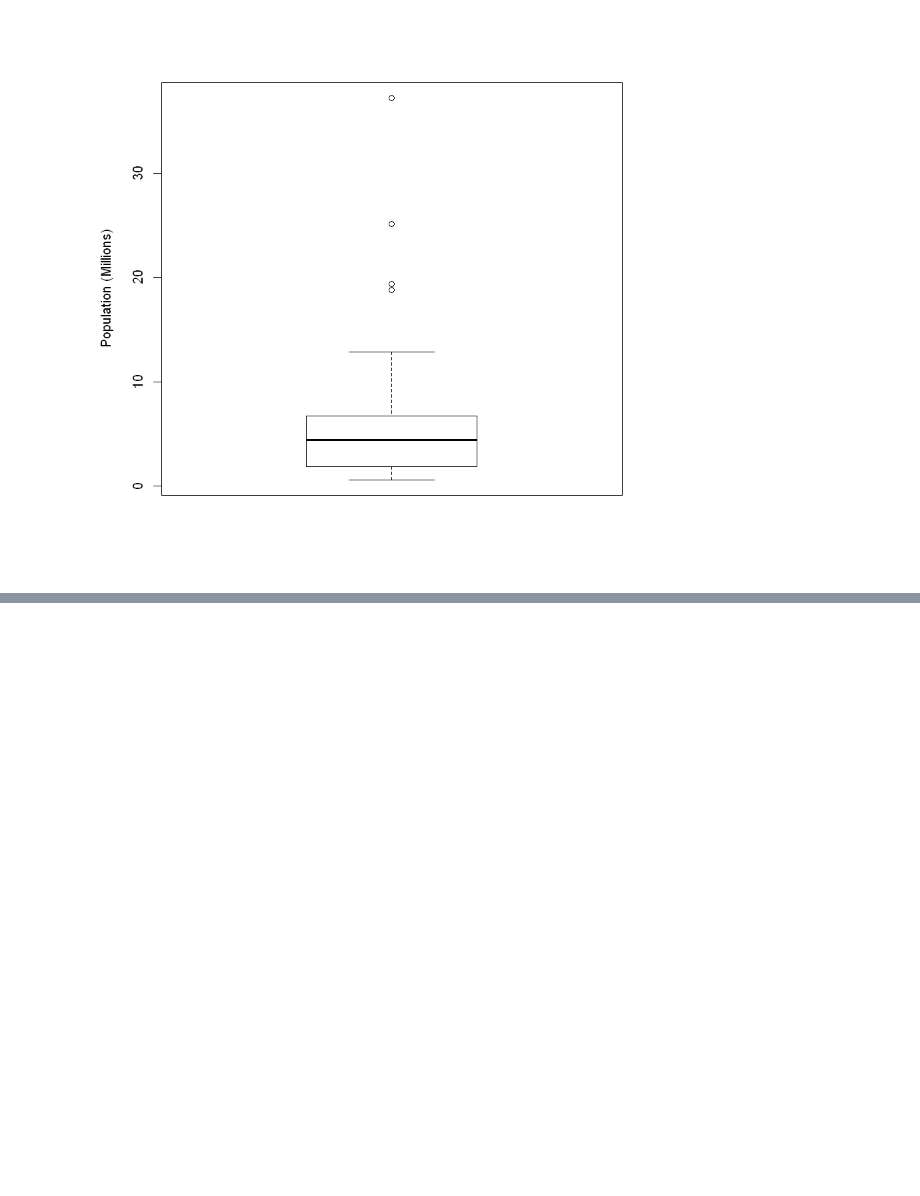
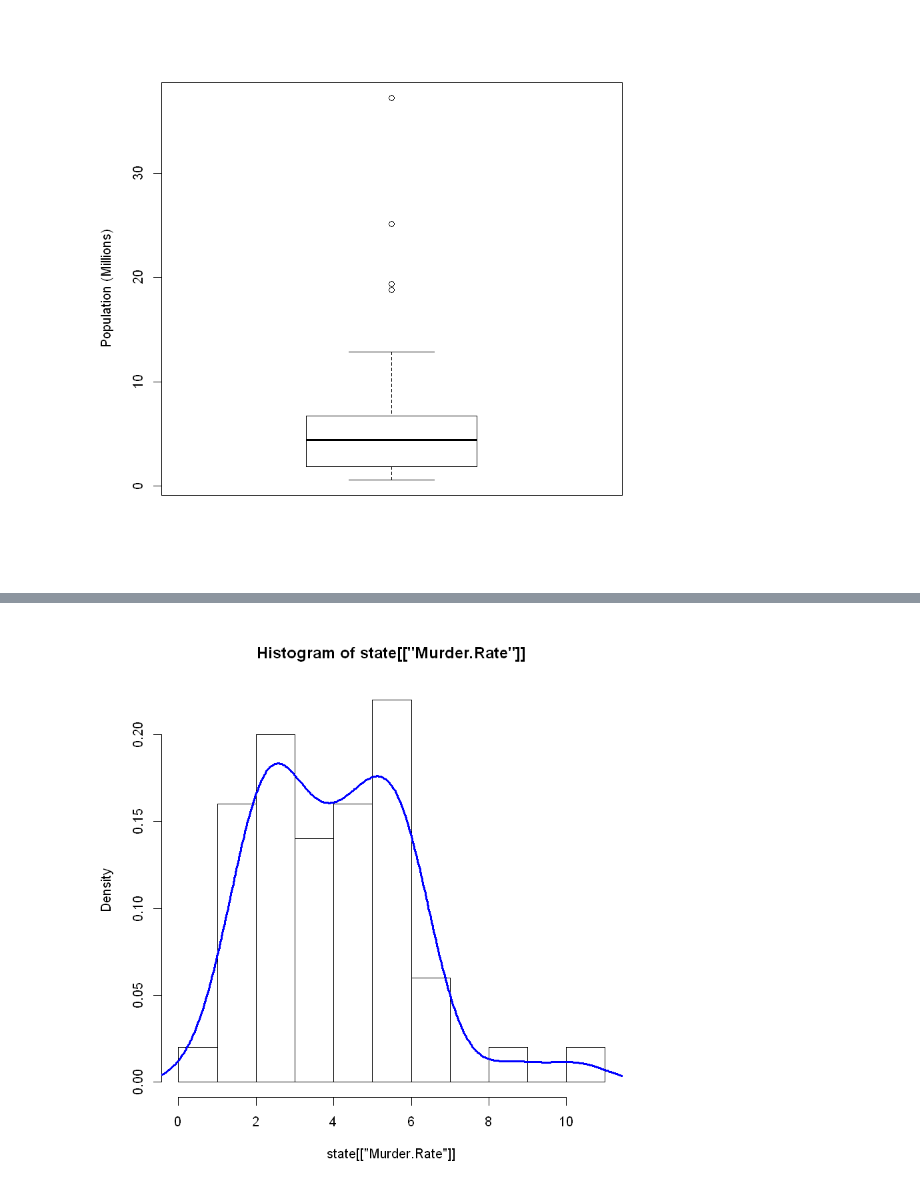
Before and after one commit to SaiVarad1/test, a Jupyter notebook: rStuff/PSDS/EDA/Chapter1EDA.ipynb, the cells around one changed output, grey strips where cells are left out. Cells and saved outputs as stored; diff of their text form; code cells hidden in the pictures; blank space fills up the shorter version.

```diff
--- a/rStuff/PSDS/EDA/Chapter1EDA.ipynb
+++ b/rStuff/PSDS/EDA/Chapter1EDA.ipynb
@@ -96,0 +115,8 @@ table(pop_freq)
+# %%
+# Density plots (pg 24)
+
+hist(state[["Murder.Rate"]],freq=FALSE) # freq=False converts y axis to density
+
+lines(density(state[["Murder.Rate"]]), col='blue', lwd=3)
+# %% [output]
+[figure, added]
```
Also changed, not shown: parts of 6 cells of this notebook, 1 other file.
